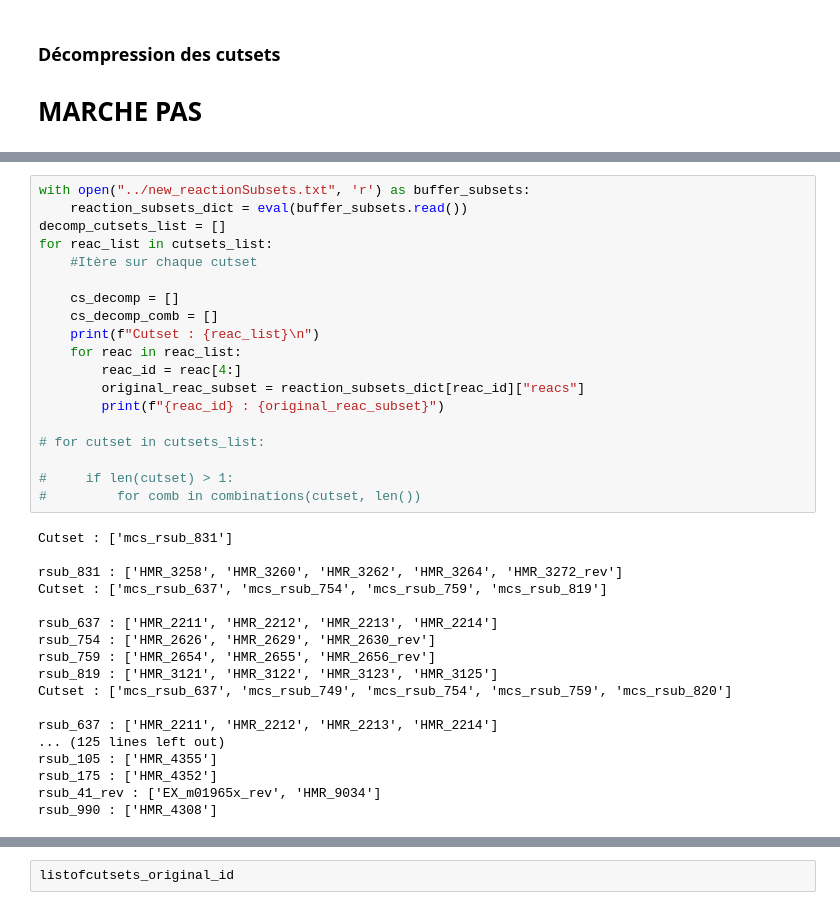
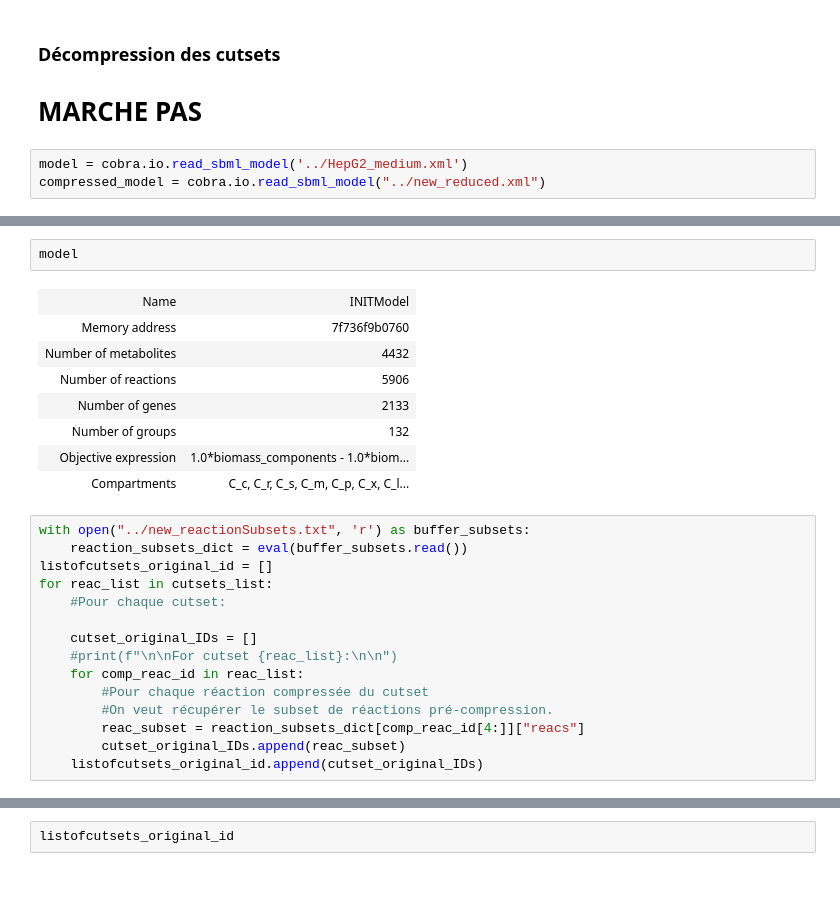
Before and after one commit to JoPkb/RBA_cutsets, a Jupyter notebook: aspmcs/code/test_cutsets.ipynb, the cells around one changed output, grey strips where cells are left out. Cells and saved outputs as stored; diff of their text form; blank space fills up the shorter version.

```diff
--- a/aspmcs/code/test_cutsets.ipynb
+++ b/aspmcs/code/test_cutsets.ipynb
@@ -39,3 +41,6 @@ cutsets_list
 # %% [markdown]
 ### Décompression des cutsets
 # MARCHE PAS
+# %%
+model = cobra.io.read_sbml_model('../HepG2_medium.xml')
+compressed_model = cobra.io.read_sbml_model("../new_reduced.xml")
@@ -42,37 +65,26 @@ cutsets_list
+# %%
+model
+# %% [output]
+| Name | INITModel |
+| Memory address | 7f736f9b0760 |
+| Number of metabolites | 4432 |
+| Number of reactions | 5906 |
+| Number of genes | 2133 |
+| Number of groups | 132 |
+| Objective expression | 1.0*biomass_components - 1.0*biom... |
+| Compartments | C_c, C_r, C_s, C_m, C_p, C_x, C_l... |
 # %%
 with open("../new_reactionSubsets.txt", 'r') as buffer_subsets:
     reaction_subsets_dict = eval(buffer_subsets.read())
-decomp_cutsets_list = []
+listofcutsets_original_id = []
 for reac_list in cutsets_list:
-    #Itère sur chaque cutset
+    #Pour chaque cutset:
 
-    cs_decomp = []
-    cs_decomp_comb = []
-    print(f"Cutset : {reac_list}\n")
-    for reac in reac_list:
-        reac_id = reac[4:]
-        original_reac_subset = reaction_subsets_dict[reac_id]["reacs"]
-        print(f"{reac_id} : {original_reac_subset}")
-
-# for cutset in cutsets_list:
-
-#     if len(cutset) > 1:
-#         for comb in combinations(cutset, len())
+    cutset_original_IDs = []
+    #print(f"\n\nFor cutset {reac_list}:\n\n")
+    for comp_reac_id in reac_list:
+        #Pour chaque réaction compressée du cutset
+        #On veut récupérer le subset de réactions pré-compression.
+        reac_subset = reaction_subsets_dict[comp_reac_id[4:]]["reacs"]
+        cutset_original_IDs.append(reac_subset)
+    listofcutsets_original_id.append(cutset_original_IDs)
-# %% [output]
-Cutset : ['mcs_rsub_831']
-
-rsub_831 : ['HMR_3258', 'HMR_3260', 'HMR_3262', 'HMR_3264', 'HMR_3272_rev']
-Cutset : ['mcs_rsub_637', 'mcs_rsub_754', 'mcs_rsub_759', 'mcs_rsub_819']
-
-rsub_637 : ['HMR_2211', 'HMR_2212', 'HMR_2213', 'HMR_2214']
-rsub_754 : ['HMR_2626', 'HMR_2629', 'HMR_2630_rev']
-rsub_759 : ['HMR_2654', 'HMR_2655', 'HMR_2656_rev']
-rsub_819 : ['HMR_3121', 'HMR_3122', 'HMR_3123', 'HMR_3125']
-Cutset : ['mcs_rsub_637', 'mcs_rsub_749', 'mcs_rsub_754', 'mcs_rsub_759', 'mcs_rsub_820']
-
-rsub_637 : ['HMR_2211', 'HMR_2212', 'HMR_2213', 'HMR_2214']
-... (125 lines left out)
-rsub_105 : ['HMR_4355']
-rsub_175 : ['HMR_4352']
-rsub_41_rev : ['EX_m01965x_rev', 'HMR_9034']
-rsub_990 : ['HMR_4308']
```
Also changed, not shown: parts of 15 cells of this notebook, 8 other files.
